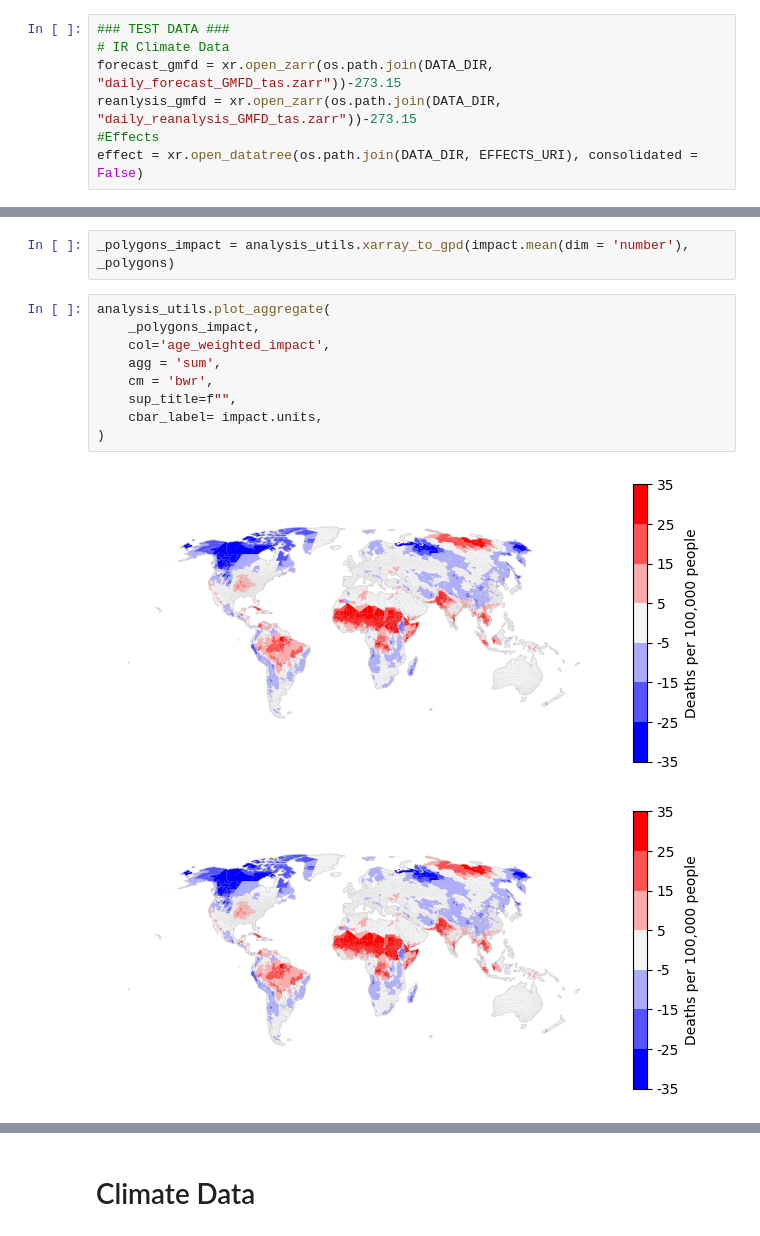
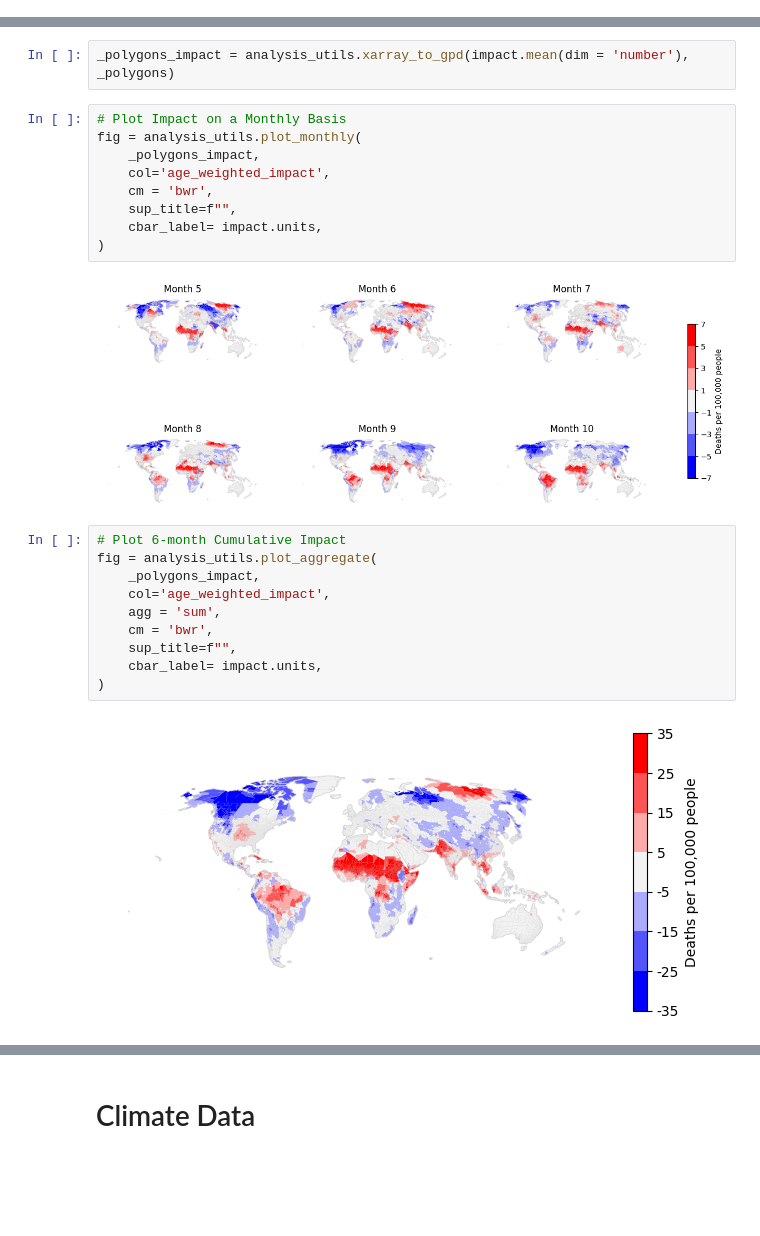
Before and after one commit to ClimateImpactLab/poreallas, a Jupyter notebook: analysis/a00_seasonal_forecast_analysis.ipynb, the cells around one changed output, grey strips where cells are left out. Saved outputs shown, nothing was run; the diff lists cells and outputs as text; blank space fills up the shorter version.

Commit message:
Add csv data preparation and forecast anomaly to a00

```diff
--- a/analysis/a00_seasonal_forecast_analysis.ipynb
+++ b/analysis/a00_seasonal_forecast_analysis.ipynb
@@ -52,13 +52,6 @@ _polygons = (
 #Socioeconomics
 socioeconomics =  xr.open_zarr(SOCIOECONOMICS_URI)
 socioeconomics = socioeconomics.sel(year = 2026)[['pop0to4', 'pop5to64', 'pop65plus', 'pop', 'gdppc', 'iso3']]
-# %%
-### TEST DATA ###
-# IR Climate Data
-forecast_gmfd = xr.open_zarr(os.path.join(DATA_DIR, "daily_forecast_GMFD_tas.zarr"))-273.15
-reanlysis_gmfd = xr.open_zarr(os.path.join(DATA_DIR, "daily_reanalysis_GMFD_tas.zarr"))-273.15
-#Effects
-effect = xr.open_datatree(os.path.join(DATA_DIR, EFFECTS_URI), consolidated = False)
 # %% [markdown]
 # Compute Impact
 # %%
@@ -69,8 +62,20 @@ impact = analysis_utils.compute_impact(effect, socioeconomics, ensemble = True,
 #impact = analysis_utils.compute_impact(effect, socioeconomics, ensemble = False, baseline_period=baseline_period, hotonly = False, rate = True, age_weight = False, cohort = 'age65plus')
 # %%
 _polygons_impact = analysis_utils.xarray_to_gpd(impact.mean(dim = 'number'), _polygons)
+# %%
+# Plot Impact on a Monthly Basis
+fig = analysis_utils.plot_monthly(
+    _polygons_impact,
+    col='age_weighted_impact',
+    cm = 'bwr',
+    sup_title=f"",
+    cbar_label= impact.units,
+)
+# %% [output]
+[figure, added]
 # %%
-analysis_utils.plot_aggregate(
+# Plot 6-month Cumulative Impact
+fig = analysis_utils.plot_aggregate(
     _polygons_impact,
     col='age_weighted_impact',
     agg = 'sum',
@@ -80,4 +85,3 @@ analysis_utils.plot_aggregate(
 )
 # %% [output]
 [figure]
-[figure, removed]
```
Also changed, not shown: parts of 16 cells of this notebook, 1 other file.
